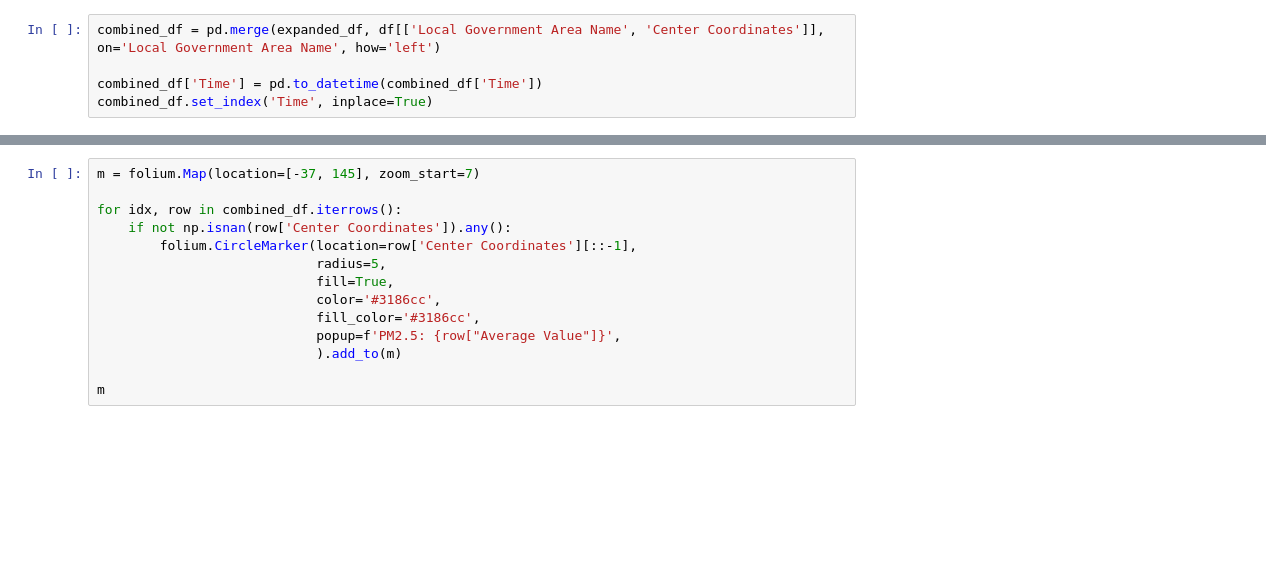
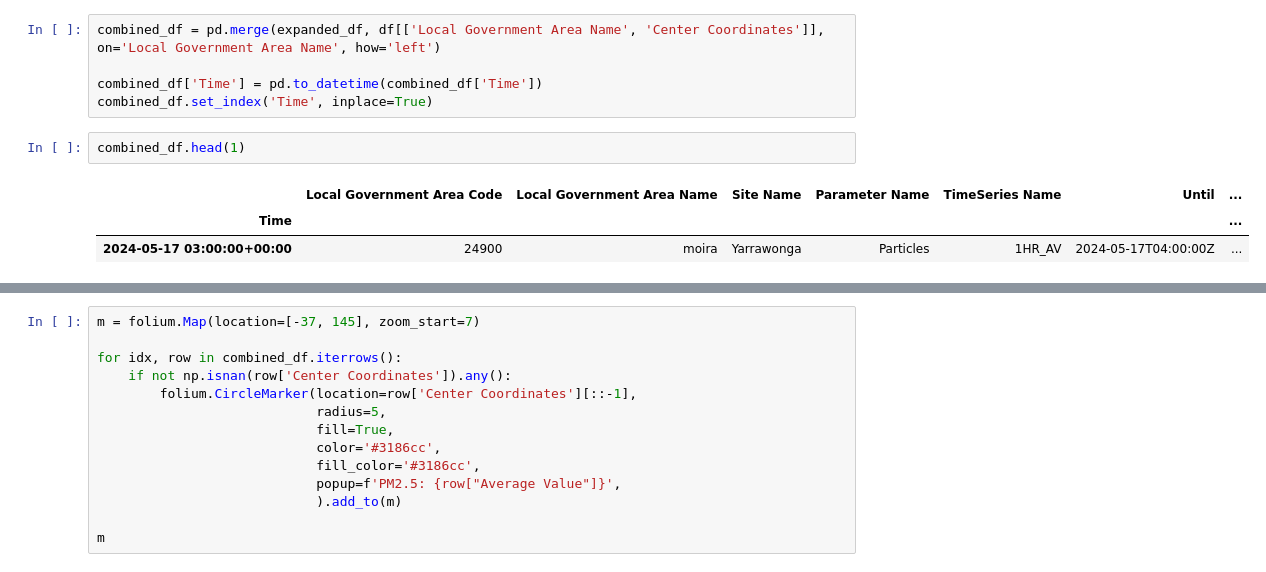
Before and after one commit to SunmaoWang/CCC2024-BigDataAnalytics, a Jupyter notebook: frontend/chronic_airpollution.ipynb, the cells around one changed output, grey strips where cells are left out. Cells and saved outputs as stored; diff of their text form; blank space fills up the shorter version.

```diff
--- a/frontend/chronic_airpollution.ipynb
+++ b/frontend/chronic_airpollution.ipynb
@@ -183,6 +187,12 @@ combined_df = pd.merge(expanded_df, df[['Local Government Area Name', 'Center Co
 
 combined_df['Time'] = pd.to_datetime(combined_df['Time'])
 combined_df.set_index('Time', inplace=True)
+# %%
+combined_df.head(1)
+# %% [output]
+|  | Local Government Area Code | Local Government Area Name | Site Name | Parameter Name | TimeSeries Name | Until | ... |
+| Time |  |  |  |  |  |  | ... |
+| 2024-05-17 03:00:00+00:00 | 24900 | moira | Yarrawonga | Particles | 1HR_AV | 2024-05-17T04:00:00Z | ... |
 # %%
 hourly_pm25 = combined_df[combined_df['Parameter Name'] == 'PM2.5']['Average Value'].resample('H').mean()
 hourly_pm25.plot(title='Hourly PM2.5 Levels Across All Areas')
```
Also changed, not shown: parts of 8 cells of this notebook, 5 other files.
